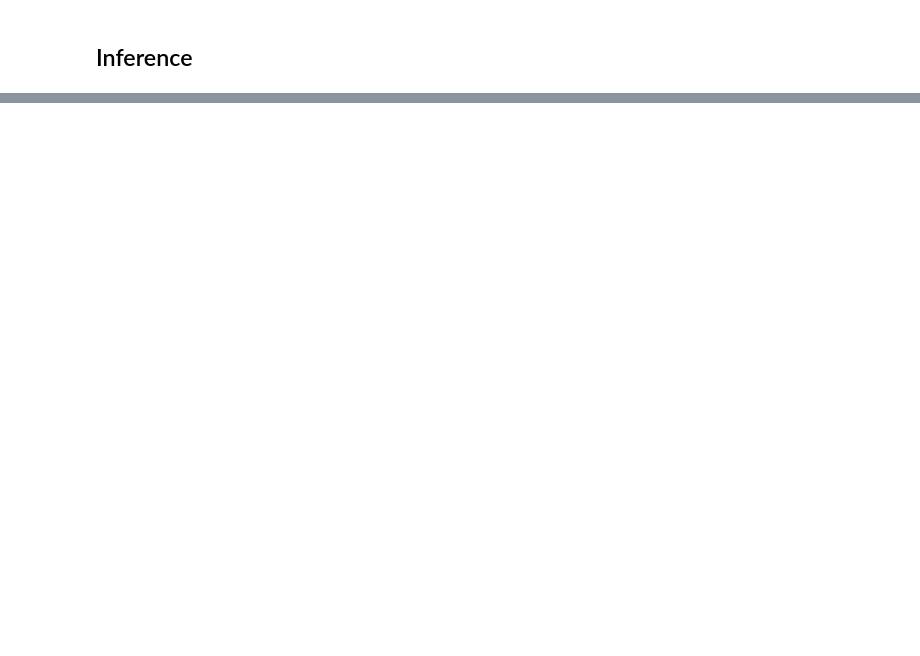
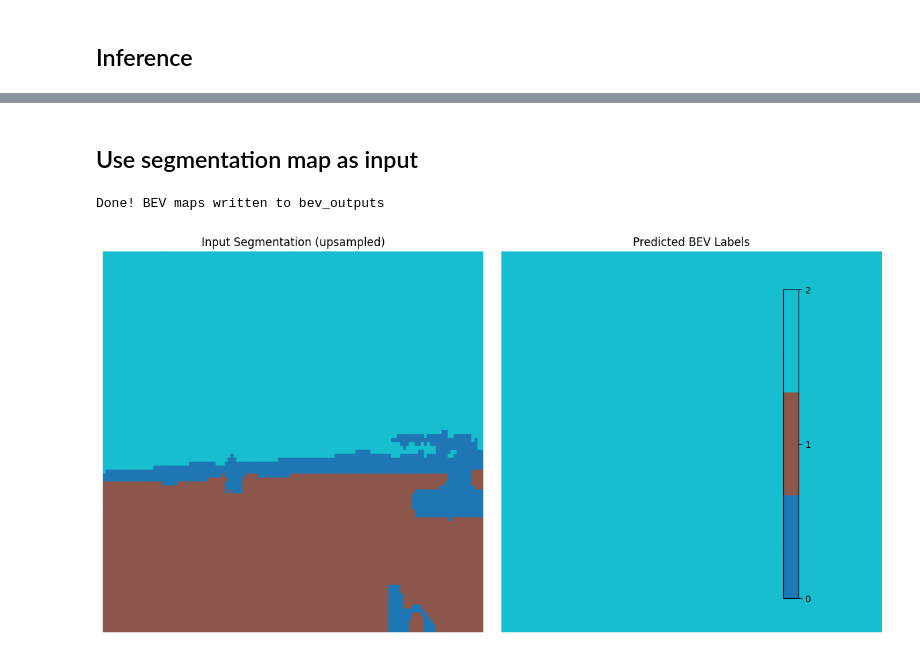
Before and after one commit to wilbur1240/vit-segmentation, a Jupyter notebook: code/train_front_bev_sim.ipynb, the cells around one changed output, grey strips where cells are left out. Cells and saved outputs as stored; diff of their text form; code cells hidden in the pictures; blank space fills up the shorter version.

```diff
--- a/code/train_front_bev_sim.ipynb
+++ b/code/train_front_bev_sim.ipynb
@@ -272,0 +401,2 @@ FileNotFoundError: [Errno 2] No such file or directory: '../data/images/front/40
+# %% [markdown]
+## Use segmentation map as input
@@ -272,0 +507,78 @@ FileNotFoundError: [Errno 2] No such file or directory: '../data/images/front/40
+# %%
+# 1. USER CONFIG
+MASKS_DIR    = './predicted_masks/val'      # folder containing .npy
+OUTPUT_DIR   = 'bev_outputs'        # where to save BEV results
+MODEL_WEIGHTS = '../RGB2BEV/enhancedvitunet_rgb2bev.pth'      # your trained mapping model
+NUM_CLASSES  = 3                    # <-- set to your #seg classes
+BATCH_SIZE   = 4
+DEVICE       = torch.device('cuda' if torch.cuda.is_available() else 'cpu')
+
+os.makedirs(OUTPUT_DIR, exist_ok=True)
+
+# 2. dataset + loader
+dataset = SegMaskBEVDataset(MASKS_DIR, num_classes=NUM_CLASSES, use_pil=True)
+loader  = DataLoader(dataset, batch_size=BATCH_SIZE, shuffle=False)
+
+# 3. model
+model = EnhancedViTUNet(image_size=(384,384), out_channels=NUM_CLASSES)
+model.load_state_dict(torch.load(MODEL_WEIGHTS, map_location='cpu'))
+model = model.to(DEVICE).eval()
+
+# 4. inference loop
+with torch.no_grad():
+    for names, masks in loader:
+        # masks: (B, C, H, W)
+        masks = masks.to(DEVICE)
+
+        bev_preds = model(masks)        # (B, out_channels, H, W)
+        bev_preds = bev_preds.cpu().numpy()
+
+        for name, bev in zip(names, bev_preds):
+            # optional: softmax & argmax to get discrete labels
+            bev_label = bev.argmax(axis=0).astype(np.uint8)  # (H, W)
+            # save as .npy
+            np.save(os.path.join(OUTPUT_DIR, name + '_bev.npy'), bev_label)
+            # or convert to a colored PNG for visualization
+            colored = (bev / bev.max() * 255).astype(np.uint8).transpose(1,2,0)
+            Image.fromarray(colored).save(os.path.join(OUTPUT_DIR, name + '_bev.png'))
+
+print("Done! BEV maps written to", OUTPUT_DIR)
+# %% [output]
+Done! BEV maps written to bev_outputs
+# %%
+MASK_PATH    = "./predicted_masks/val/mask_0132.npy"
+MODEL_WEIGHTS = '../RGB2BEV/enhancedvitunet_rgb2bev.pth'      # your trained mapping model
+NUM_CLASSES  = 3                # <-- adjust to your setup
+DEVICE       = torch.device('cuda' if torch.cuda.is_available() else 'cpu')
+
+# 1) load raw mask
+raw = np.load(MASK_PATH)                # shape (96,128)
+
+# 2) one-hot → 3×96×128 tensor
+inp = one_hot_rgb(raw, NUM_CLASSES)  # C×H×W
+inp = inp.unsqueeze(0).to(DEVICE)       # 1×C×96×128
+
+# 3) upsample to 384×384
+inp = F.interpolate(inp, size=(384,384), mode='nearest')
+
+# 4) load model + checkpoint
+model = EnhancedViTUNet(image_size=(384,384), out_channels=NUM_CLASSES)
+ckpt = torch.load(MODEL_WEIGHTS, map_location='cpu', weights_only=False)
+state_dict = ckpt.get('model_state_dict', ckpt)
+model.load_state_dict(state_dict)
+model = model.to(DEVICE).eval()
+
+# 5) inference
+with torch.no_grad():
+    bev_logits = model(inp)                    # 1×C×384×384
+    bev_label  = bev_logits.argmax(1)[0].cpu().numpy()
+
+# 6) upsample input mask for display
+raw_up = Image.fromarray(raw.astype(np.uint8)) \
+            .resize((384,384), Image.NEAREST)
+raw_up = np.array(raw_up, dtype=int)          # 384×384
+
+# 7) visualize side-by-side
+visualize_pair(raw_up, bev_label, NUM_CLASSES)
+# %% [output]
+[figure, added]
```
Also changed, not shown: parts of 16 cells of this notebook, 1 other file.
